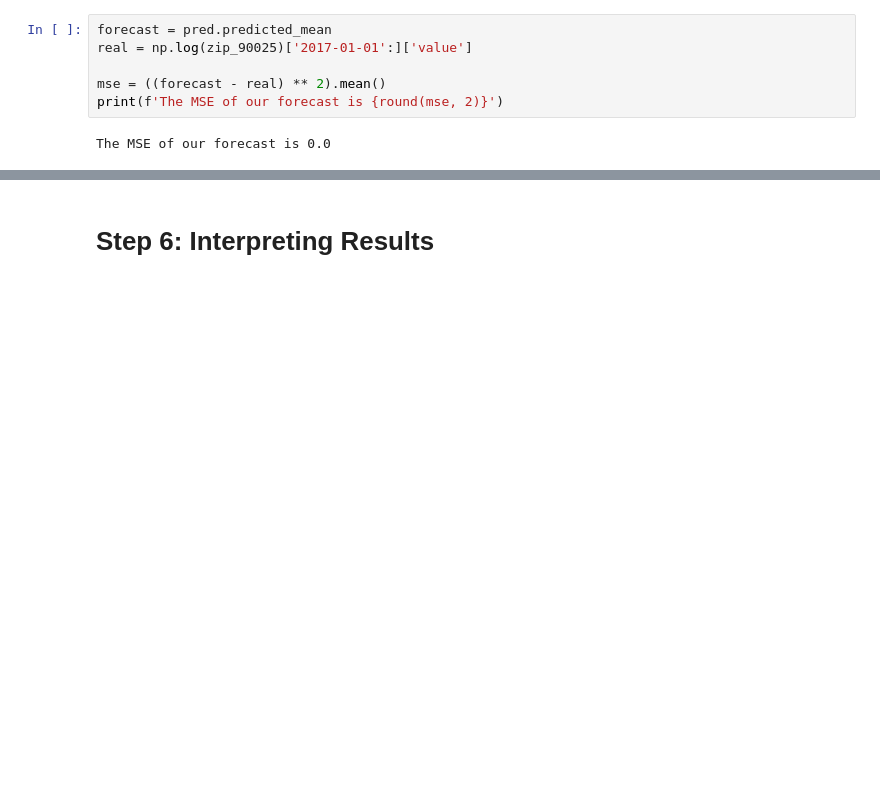
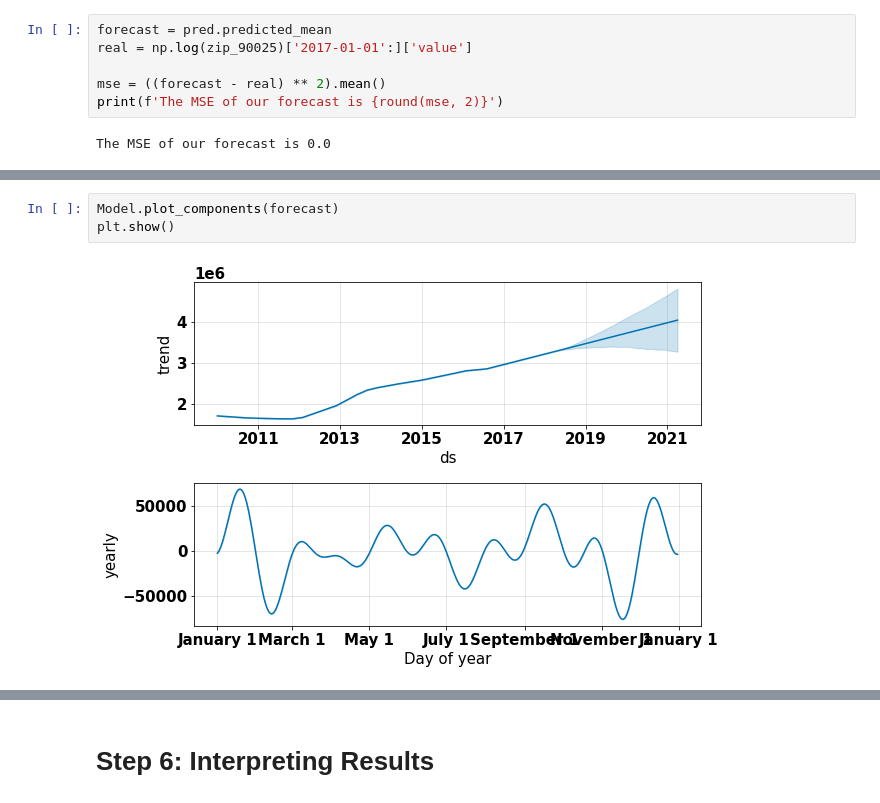
Before and after one commit to c-woo/Zillow-Time-Series, a Jupyter notebook: starter_notebook.ipynb, the cells around one changed output, grey strips where cells are left out. Saved outputs shown, nothing was run; the diff lists cells and outputs as text; blank space fills up the shorter version.

```diff
--- a/starter_notebook.ipynb
+++ b/starter_notebook.ipynb
@@ -501,0 +557,5 @@ The MSE of our forecast is 0.0
+# %%
+Model.plot_components(forecast)
+plt.show()
+# %% [output]
+[figure, added]
```
Also changed, not shown: parts of 19 cells of this notebook.
